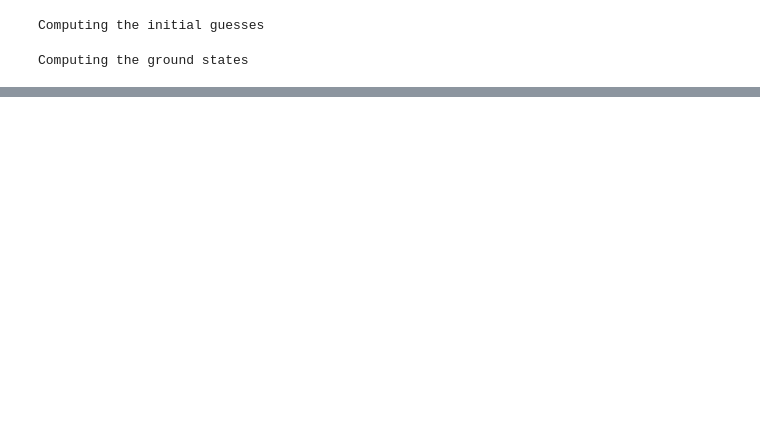
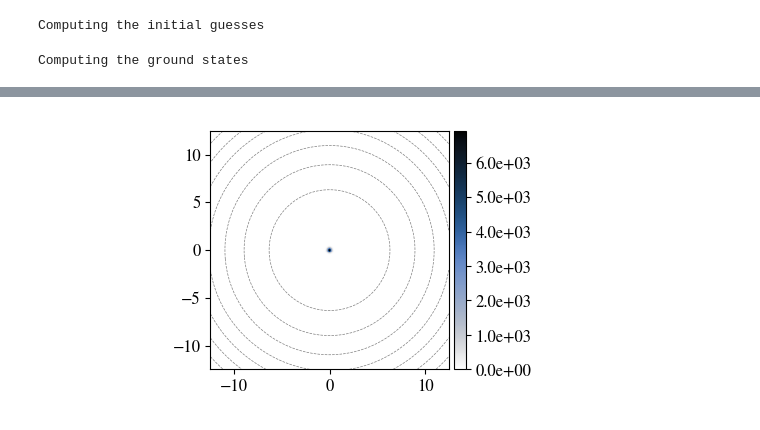
Before and after one commit to GuillotMartin/BECs, a Jupyter notebook: docs/GettingStarted.ipynb, the cells around one changed output, grey strips where cells are left out. Saved outputs shown, nothing was run; the diff lists cells and outputs as text; code cells hidden in the pictures; blank space fills up the shorter version.

```diff
--- a/docs/GettingStarted.ipynb
+++ b/docs/GettingStarted.ipynb
@@ -134,0 +149,34 @@ VBox(children=(HBox(children=(FloatSlider(value=0.0, description='g', max=2.0, s
+# %%
+from BECs.potentialT import PotentialT
+from BECs.groundstate import GroundStateSSFM
+
+large_trap = PotentialT(
+    unitvecs  =[[25,0],[0,25]], # Using a much larger simulation box
+    resolution = (512,512), # Fourier methods works best for powers of 2 discretizations
+    v0 = 0
+)
+
+# --- Shaping the potential ----
+omega = 1000 # The harmonic trap strength ω
+
+large_trap.add_shape( # The add_shape method adds a new shape to the potentialT object
+    name = 'trap',
+    shape = (large_trap.x**2 + large_trap.y**2) * omega / 2
+)
+
+large_trap.step( # We add a time step function to switch off smoothly and quickly the potential.
+    "switch_off", ts = 0.05, sigma = 0.02, vi = 1, vf = 0
+)
+
+large_trap.add_term('trap * switch_off')
+
+
+ground = GroundStateSSFM( # The GroundstateSSFM class is derived from the Solver class, and can be instanciated with:
+    potential = large_trap.to_potential(t = 0), # For the ground state, we use a static potential object V(t = 0).
+    alpha = alpha, # a kinetic term α
+    g = g # an interaction strength term g
+)
+
+energies, psi0 = ground.solve(population = 1000, parallelize=True, n_cores=6)
+# The initial vectors will be the ground state of the Harmonic trap.
+# This will take a minute because of the grid size
@@ -134,0 +188,8 @@ VBox(children=(HBox(children=(FloatSlider(value=0.0, description='g', max=2.0, s
+# %%
+plot_eigenvector(
+    [[abs(psi0)**2]],
+    [[large_trap.to_potential(t = 0)]],
+    [['amplitude']]
+)
+plt.show()
+# %% [output]
@@ -134,0 +197 @@ VBox(children=(HBox(children=(FloatSlider(value=0.0, description='g', max=2.0, s
+[figure, added]
```
Also changed, not shown: parts of 21 cells of this notebook, 24 other files.
